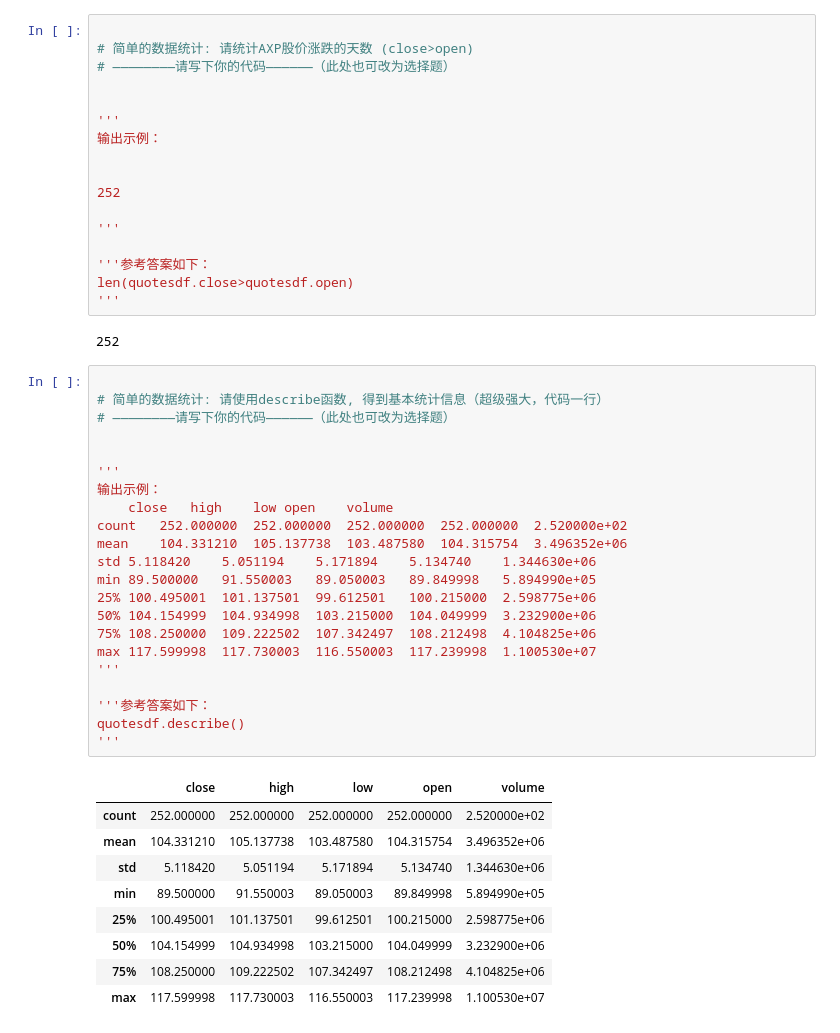
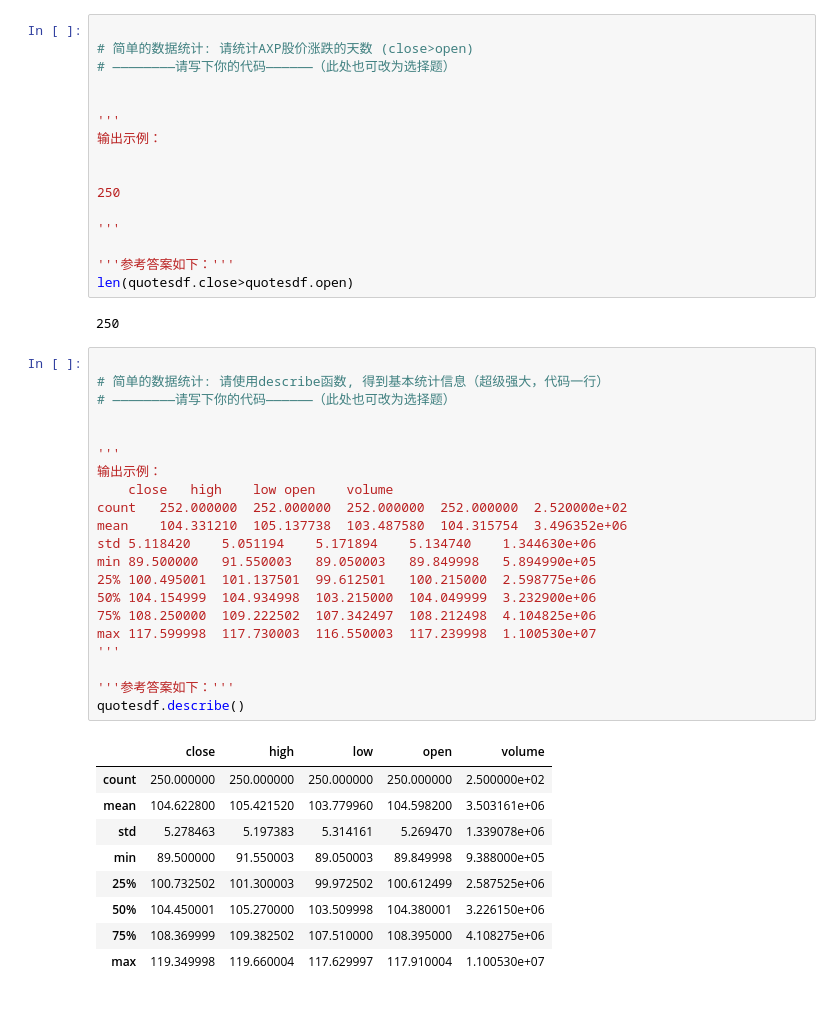
Before and after one commit to xiaoxiaoyao/MyApp, a Jupyter notebook: jupyter_notebook/quotesdf.ipynb, the cells around one changed output. Drawn from its saved outputs; the diff is of its cells as text.

```diff
--- a/jupyter_notebook/quotesdf.ipynb
+++ b/jupyter_notebook/quotesdf.ipynb
@@ -263,45 +169,43 @@ quotesdf[(quotesdf.index>='2019-03-22') & (quotesdf.index<='2019-03-31')&
 输出示例：
 
 
-252
+250
 
 '''
 
-'''参考答案如下：
+'''参考答案如下：'''
 len(quotesdf.close>quotesdf.open)
-'''
 # %% [output]
-252
+250
 # %%
 
 # 简单的数据统计: 请使用describe函数, 得到基本统计信息（超级强大，代码一行）
 # ————————请写下你的代码——————（此处也可改为选择题）
 
 
 '''
 输出示例：
 	close	high	low	open	volume
 count	252.000000	252.000000	252.000000	252.000000	2.520000e+02
 mean	104.331210	105.137738	103.487580	104.315754	3.496352e+06
 std	5.118420	5.051194	5.171894	5.134740	1.344630e+06
 min	89.500000	91.550003	89.050003	89.849998	5.894990e+05
 25%	100.495001	101.137501	99.612501	100.215000	2.598775e+06
 50%	104.154999	104.934998	103.215000	104.049999	3.232900e+06
 75%	108.250000	109.222502	107.342497	108.212498	4.104825e+06
 max	117.599998	117.730003	116.550003	117.239998	1.100530e+07
 '''
 
-'''参考答案如下：
+'''参考答案如下：'''
 quotesdf.describe()
-'''
 # %% [output]
 |  | close | high | low | open | volume |
-| count | 252.000000 | 252.000000 | 252.000000 | 252.000000 | 2.520000e+02 |
-| mean | 104.331210 | 105.137738 | 103.487580 | 104.315754 | 3.496352e+06 |
-| std | 5.118420 | 5.051194 | 5.171894 | 5.134740 | 1.344630e+06 |
-| min | 89.500000 | 91.550003 | 89.050003 | 89.849998 | 5.894990e+05 |
-| 25% | 100.495001 | 101.137501 | 99.612501 | 100.215000 | 2.598775e+06 |
-| 50% | 104.154999 | 104.934998 | 103.215000 | 104.049999 | 3.232900e+06 |
-| 75% | 108.250000 | 109.222502 | 107.342497 | 108.212498 | 4.104825e+06 |
-| max | 117.599998 | 117.730003 | 116.550003 | 117.239998 | 1.100530e+07 |
+| count | 250.000000 | 250.000000 | 250.000000 | 250.000000 | 2.500000e+02 |
+| mean | 104.622800 | 105.421520 | 103.779960 | 104.598200 | 3.503161e+06 |
+| std | 5.278463 | 5.197383 | 5.314161 | 5.269470 | 1.339078e+06 |
+| min | 89.500000 | 91.550003 | 89.050003 | 89.849998 | 9.388000e+05 |
+| 25% | 100.732502 | 101.300003 | 99.972502 | 100.612499 | 2.587525e+06 |
+| 50% | 104.450001 | 105.270000 | 103.509998 | 104.380001 | 3.226150e+06 |
+| 75% | 108.369999 | 109.382502 | 107.510000 | 108.395000 | 4.108275e+06 |
+| max | 119.349998 | 119.660004 | 117.629997 | 117.910004 | 1.100530e+07 |
 # %%
```
Also changed, not shown: parts of 12 cells of this notebook, 1 other file.
